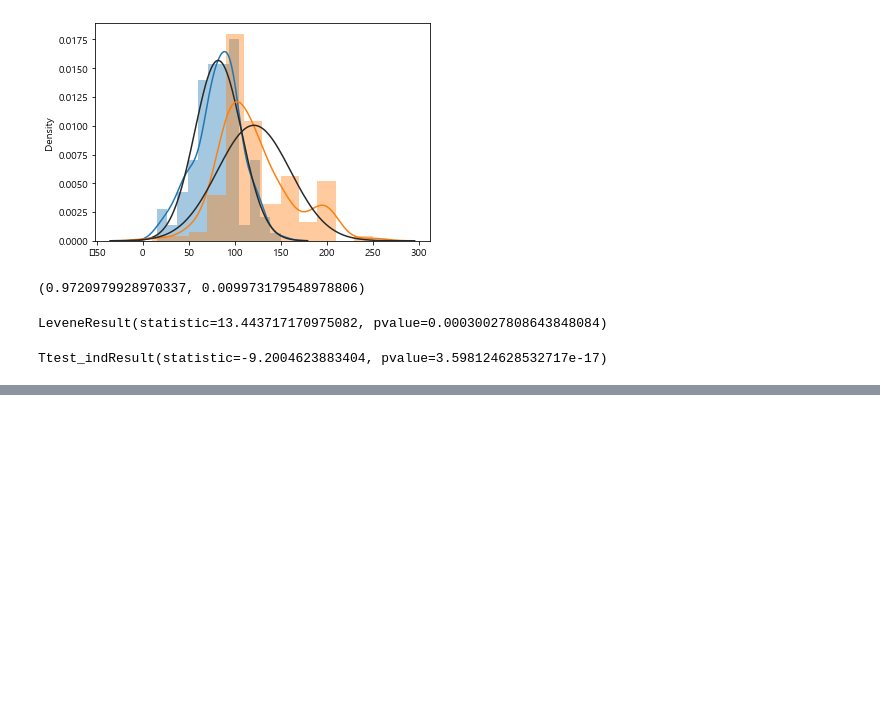
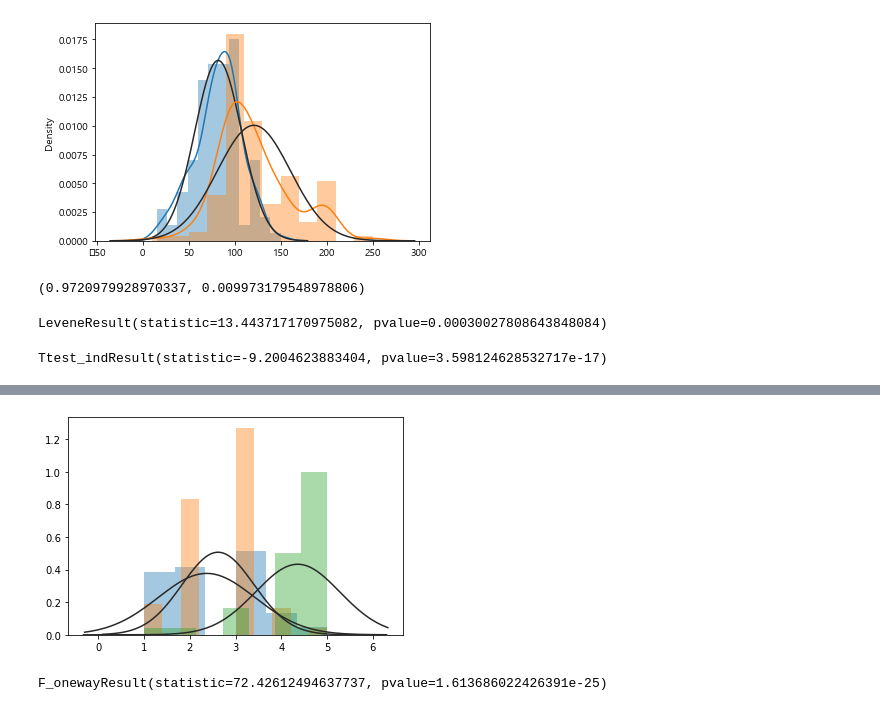
Before and after one commit to Hongbi-Kim/DataAnalysis, a Jupyter notebook: 파이썬으로_텍스트분석하기/04. 통계기초_실습.ipynb, the cells around one changed output, grey strips where cells are left out. Drawn from its saved outputs; the diff is of its cells as text; code cells hidden in the pictures; blank space fills up the shorter version.

```diff
--- a/파이썬으로_텍스트분석하기/04. 통계기초_실습.ipynb
+++ b/파이썬으로_텍스트분석하기/04. 통계기초_실습.ipynb
@@ -357,0 +443,19 @@ Ttest_indResult(statistic=-9.2004623883404, pvalue=3.598124628532717e-17)
+# %%
+# 연령2 :3집단으로 줄임(요인분석한 결과값)
+anova1 = df[df['연령2']==1].재구매의향.values
+anova2 = df[df['연령2']==2].재구매의향.values
+anova3 = df[df['연령2']==3].재구매의향.values
+# %%
+sns.distplot(anova1, kde=False, fit=sp.stats.norm)
+sns.distplot(anova2, kde=False, fit=sp.stats.norm)
+sns.distplot(anova3, kde=False, fit=sp.stats.norm)
+plt.show()
+# %% [output]
+[figure, added]
+# %%
+stats.f_oneway(anova1, anova2, anova3)
+# pvalue=1.61
+# H0 : 연령2의 세 집단간 재구매의향은 차이가 없다.
+# 세 집단간 모두 차이가 없다고 말할 수 없다 -> 사후 테스트 필요
+# %% [output]
+F_onewayResult(statistic=72.42612494637737, pvalue=1.613686022426391e-25)
```
Also changed, not shown: parts of 24 cells of this notebook.
